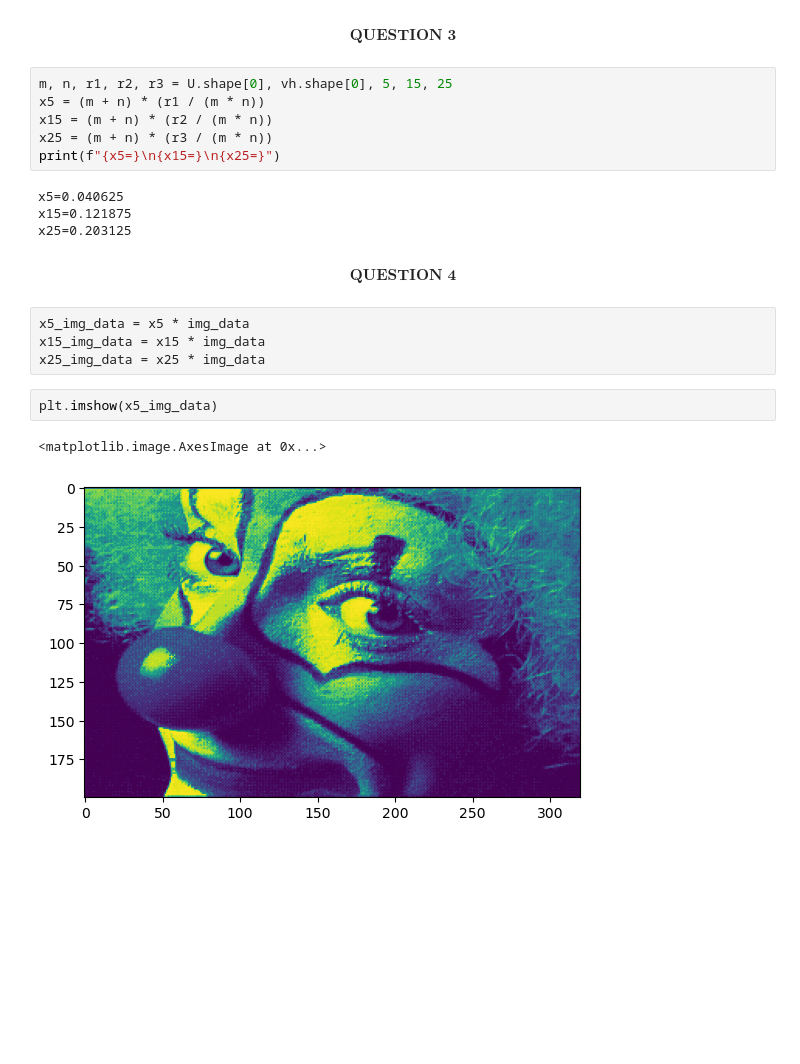
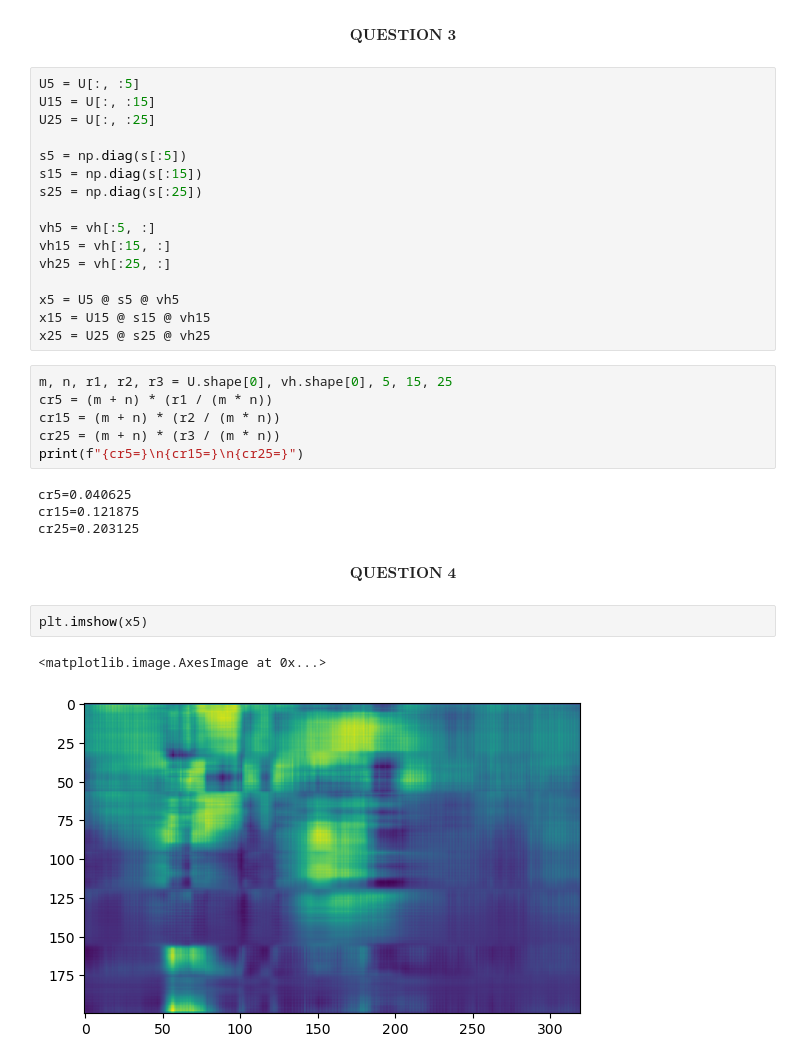
Before and after one commit to GATechMSCS/fall2023, a Jupyter notebook: deterministic_optimization/lectures/week11Modules21and22/homework/code/HW11_Code.ipynb, the cells around one changed output. Cells and saved outputs as stored; diff of their text form; blank space fills up the shorter version.

```diff
--- a/deterministic_optimization/lectures/week11Modules21and22/homework/code/HW11_Code.ipynb
+++ b/deterministic_optimization/lectures/week11Modules21and22/homework/code/HW11_Code.ipynb
@@ -292,25 +292,37 @@ $$\textbf{QUESTION 2}$$
 U, s, vh = np.linalg.svd(a=img_data)
 # %% [markdown]
 $$\textbf{QUESTION 3}$$
+# %%
+U5 = U[:, :5]
+U15 = U[:, :15]
+U25 = U[:, :25]
+
+s5 = np.diag(s[:5])
+s15 = np.diag(s[:15])
+s25 = np.diag(s[:25])
+
+vh5 = vh[:5, :]
+vh15 = vh[:15, :]
+vh25 = vh[:25, :]
+
+x5 = U5 @ s5 @ vh5
+x15 = U15 @ s15 @ vh15
+x25 = U25 @ s25 @ vh25
 # %%
 m, n, r1, r2, r3 = U.shape[0], vh.shape[0], 5, 15, 25
-x5 = (m + n) * (r1 / (m * n))
-x15 = (m + n) * (r2 / (m * n))
-x25 = (m + n) * (r3 / (m * n))
-print(f"{x5=}\n{x15=}\n{x25=}")
+cr5 = (m + n) * (r1 / (m * n))
+cr15 = (m + n) * (r2 / (m * n))
+cr25 = (m + n) * (r3 / (m * n))
+print(f"{cr5=}\n{cr15=}\n{cr25=}")
 # %% [output]
-x5=0.040625
-x15=0.121875
-x25=0.203125
+cr5=0.040625
+cr15=0.121875
+cr25=0.203125
 # %% [markdown]
 $$\textbf{QUESTION 4}$$
-# %%
-x5_img_data = x5 * img_data
-x15_img_data = x15 * img_data
-x25_img_data = x25 * img_data
 # %%
-plt.imshow(x5_img_data)
+plt.imshow(x5)
 # %% [output]
 <matplotlib.image.AxesImage at 0x...>
-[figure, old version]
+[figure, new version]
 # %%
```
Also changed, not shown: parts of 5 cells of this notebook, 1 other file.
